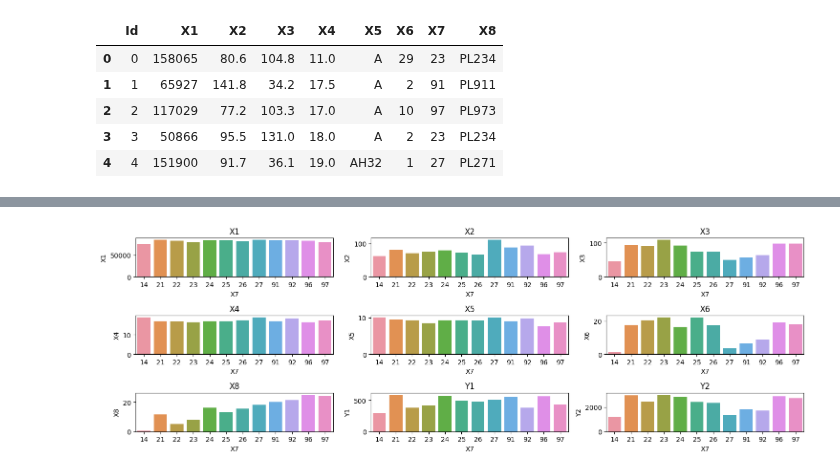
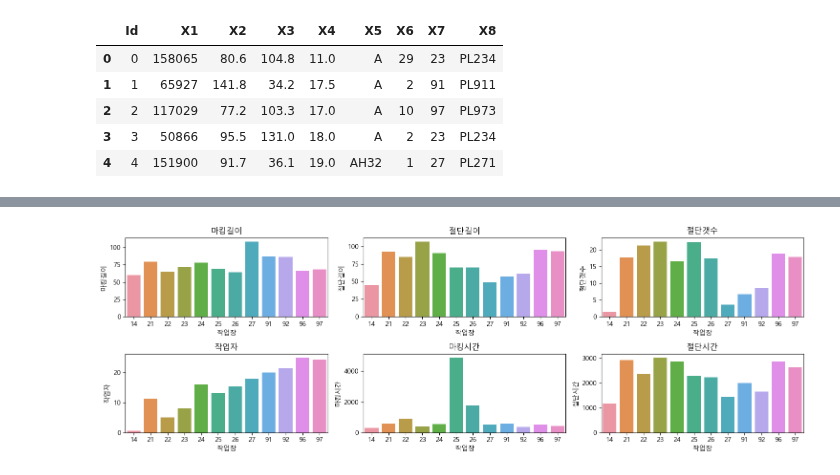
Before and after one commit to dlwls22/Hyundai_DT, a Jupyter notebook: EDA.ipynb, the cells around one changed output, grey strips where cells are left out. Drawn from its saved outputs; the diff is of its cells as text; code cells hidden in the pictures.

```diff
--- a/EDA.ipynb
+++ b/EDA.ipynb
@@ -22,6 +23,9 @@ from sklearn.preprocessing import LabelEncoder
 | X8  | 작업자   |
 | Y1  | 마킹시간 |
 | Y2  | 절단시간 |
+# %%
+matplotlib.rcParams['font.family'] = 'Malgun Gothic'
+matplotlib.rcParams['axes.unicode_minus'] = False
 # %%
 train = pd.read_csv(r'C:\Users\dlwks\OneDrive\바탕 화면\VSCode\HD_CNC\train.csv')
 test = pd.read_csv(r'C:\Users\dlwks\OneDrive\바탕 화면\VSCode\HD_CNC\test.csv')
@@ -82,8 +107,8 @@ memory usage: 2.8+ MB
 None
 # %%
-test.drop(columns = ['Id'], inplace = True)
+test.drop(columns = ['작업번호'], inplace = True)
 # %%
-categorical_features = ['X5', 'X8']
+categorical_features = ['철판재질', '작업자']
 encoders = {}
 
 for feature in tqdm(categorical_features, desc="Encoding features"):
@@ -185,35 +219,59 @@ train = train[(train['Y1'] > 150) & (train['Y1'] <= 67000) & (train['Y2'] > 150)
 # %%
-data = train.groupby('X7').mean().reset_index()
+# data = train.groupby('작업장').mean().reset_index()
 
-fig, axes = plt.subplots(3, 3, figsize=(15, 5))
+# fig, axes = plt.subplots(3, 3, figsize=(15, 5))
 
-sns.barplot(x = 'X7', y = 'X1', data = data, ax = axes[0, 0])
-axes[0, 0].set_title('X1')
+# sns.barplot(x = '작업장', y = '작업번호', data = data, ax = axes[0, 0])
+# axes[0, 0].set_title('작업번호')
 
-sns.barplot(x = 'X7', y = 'X2', data = data, ax = axes[0, 1])
-axes[0, 1].set_title('X2')
+# sns.barplot(x = '작업장', y = '마킹길이', data = data, ax = axes[0, 1])
+# axes[0, 1].set_title('마킹길이')
 
-sns.barplot(x = 'X7', y = 'X3', data = data, ax = axes[0, 2])
-axes[0, 2].set_title('X3')
+# sns.barplot(x = '작업장', y = '절단길이', data = data, ax = axes[0, 2])
+# axes[0, 2].set_title('절단길이')
 
-sns.barplot(x = 'X7', y = 'X4', data = data, ax = axes[1, 0])
-axes[1, 0].set_title('X4')
+# sns.barplot(x = '작업장', y = '철판두께', data = data, ax = axes[1, 0])
+# axes[1, 0].set_title('철판두께')
 
-sns.barplot(x = 'X7', y = 'X5', data = data, ax = axes[1, 1])
-axes[1, 1].set_title('X5')
+# sns.barplot(x = '작업장', y = '철판재질', data = data, ax = axes[1, 1])
+# axes[1, 1].set_title('철판재질')
 
-sns.barplot(x = 'X7', y = 'X6', data = data, ax = axes[1, 2])
-axes[1, 2].set_title('X6')
+# sns.barplot(x = '작업장', y = '절단갯수', data = data, ax = axes[1, 2])
+# axes[1, 2].set_title('절단갯수')
 
-sns.barplot(x = 'X7', y = 'X8', data= data, ax= axes[2, 0])
-axes[2, 0].set_title('X8')
+# sns.barplot(x = '작업장', y = '작업자', data= data, ax= axes[2, 0])
+# axes[2, 0].set_title('작업자')
 
-sns.barplot(x = 'X7', y = 'Y1', data = data, ax = axes[2, 1])
-axes[2, 1].set_title('Y1')
+# sns.barplot(x = '작업장', y = '마킹시간', data = data, ax = axes[2, 1])
+# axes[2, 1].set_title('마킹시간')
 
-sns.barplot(x = 'X7', y = 'Y2', data = data, ax = axes[2, 2])
-axes[2, 2].set_title('Y2')
+# sns.barplot(x = '작업장', y = '절단시간', data = data, ax = axes[2, 2])
+# axes[2, 2].set_title('절단시간')
+
+# plt.tight_layout()
+
+data = train.groupby('작업장').mean().reset_index()
+
+fig, axes = plt.subplots(2, 3, figsize=(15, 5))
+
+sns.barplot(x = '작업장', y = '마킹길이', data = data, ax = axes[0, 0])
+axes[0, 0].set_title('마킹길이')
+
+sns.barplot(x = '작업장', y = '절단길이', data = data, ax = axes[0, 1])
+axes[0, 1].set_title('절단길이')
+
+sns.barplot(x = '작업장', y = '절단갯수', data = data, ax = axes[0, 2])
+axes[0, 2].set_title('절단갯수')
+
+sns.barplot(x = '작업장', y = '작업자', data= data, ax= axes[1, 0])
+axes[1, 0].set_title('작업자')
+
+sns.barplot(x = '작업장', y = '마킹시간', data = data, ax = axes[1, 1])
+axes[1, 1].set_title('마킹시간')
+
+sns.barplot(x = '작업장', y = '절단시간', data = data, ax = axes[1, 2])
+axes[1, 2].set_title('절단시간')
 
 plt.tight_layout()
 # %% [output]
-[figure, old version]
+[figure, new version]
```
Also changed, not shown: parts of 27 cells of this notebook.
